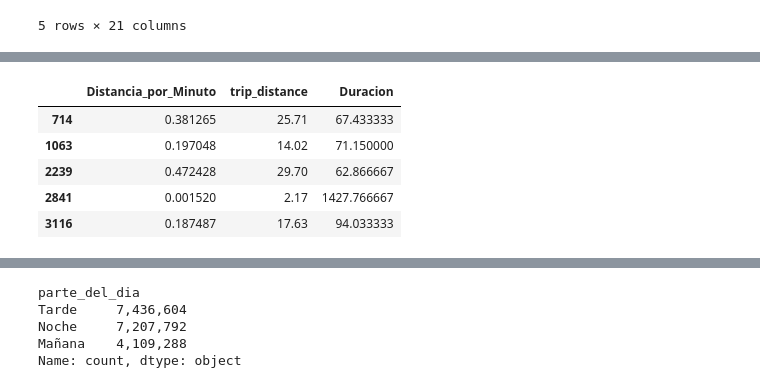
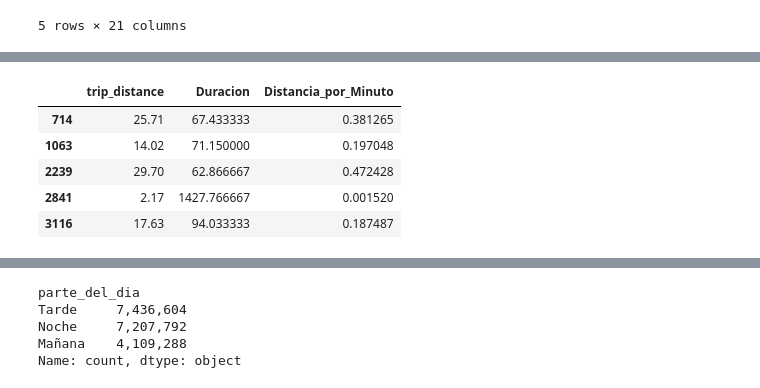
Before and after one commit to rominaEsc/New_York_City_Greenhouse_Gas_Emissions_Analysis, a Jupyter notebook: ETL_Taxis_NY/ETL_Metricas.ipynb, the cells around one changed output, grey strips where cells are left out. Drawn from its saved outputs; the diff is of its cells as text; code cells hidden in the pictures.

```diff
--- a/ETL_Taxis_NY/ETL_Metricas.ipynb
+++ b/ETL_Taxis_NY/ETL_Metricas.ipynb
@@ -158,19 +150,19 @@ Estas funciones crean un nuevo Dataframe df_viajes_largos,df_viajes_medios y df_
 # %%
 def filtrar_viajes_largos_y_calcular_relacion(df):
     # Filtrar los viajes que duraron más de una hora
     df_viajes_largos = df[df['Duracion'] > 60]
 
     # Calcular la relación de distancia y tiempo
     df_viajes_largos.loc[:,'Distancia_por_Minuto'] = df_viajes_largos['trip_distance'] / df_viajes_largos['Duracion']
 
     return df_viajes_largos
 
-df_viajes_largos = filtrar_viajes_largos_y_calcular_relacion(df[['Distancia_por_Minuto', 'trip_distance', 'Duracion']])
+df_viajes_largos = filtrar_viajes_largos_y_calcular_relacion(df[['trip_distance', 'Duracion', 'Distancia_por_Minuto']])
 df_viajes_largos.head()
 # %% [output]
-|  | Distancia_por_Minuto | trip_distance | Duracion |
-| 714 | 0.381265 | 25.71 | 67.433333 |
-| 1063 | 0.197048 | 14.02 | 71.150000 |
-| 2239 | 0.472428 | 29.70 | 62.866667 |
-| 2841 | 0.001520 | 2.17 | 1427.766667 |
-| 3116 | 0.187487 | 17.63 | 94.033333 |
+|  | trip_distance | Duracion | Distancia_por_Minuto |
+| 714 | 25.71 | 67.433333 | 0.381265 |
+| 1063 | 14.02 | 71.150000 | 0.197048 |
+| 2239 | 29.70 | 62.866667 | 0.472428 |
+| 2841 | 2.17 | 1427.766667 | 0.001520 |
+| 3116 | 17.63 | 94.033333 | 0.187487 |
```
Also changed, not shown: parts of 28 cells of this notebook.
